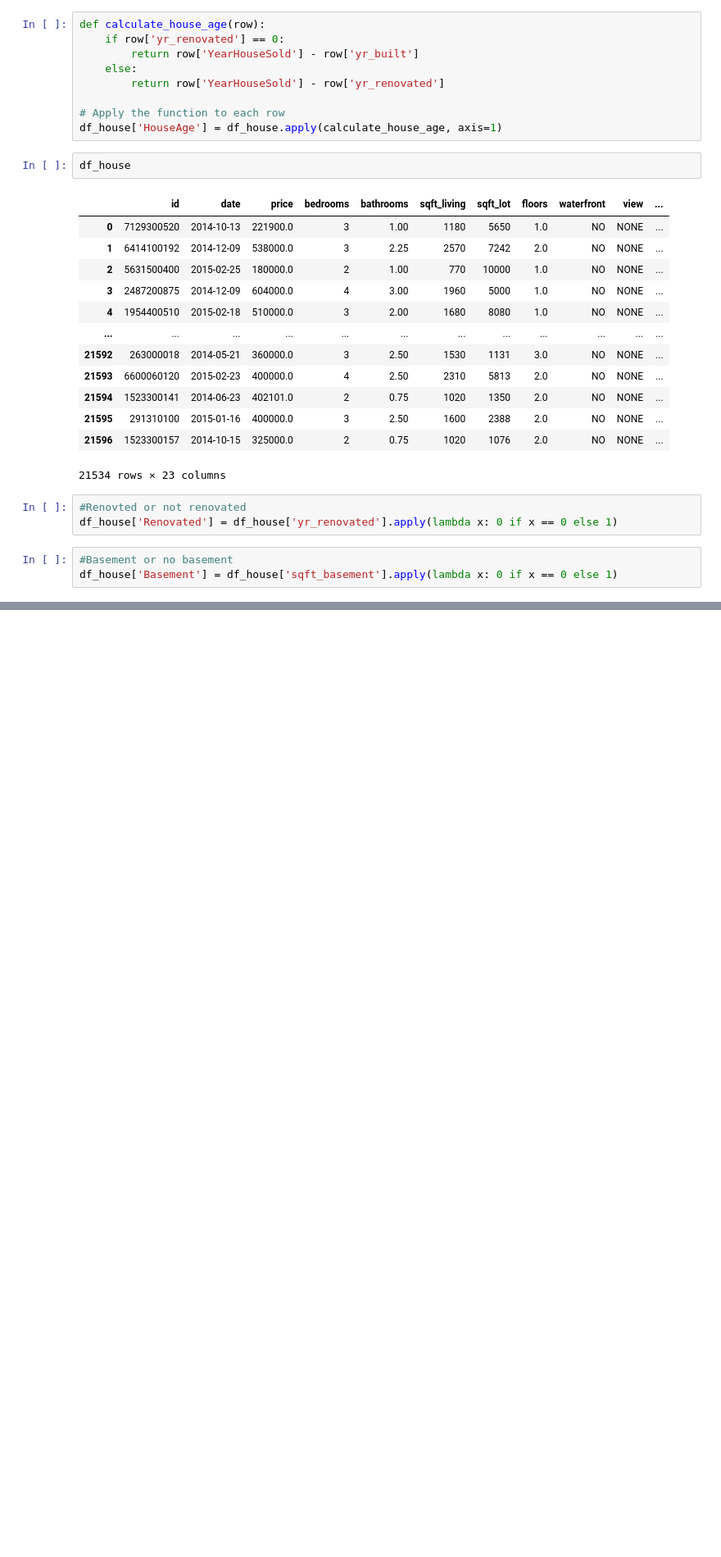
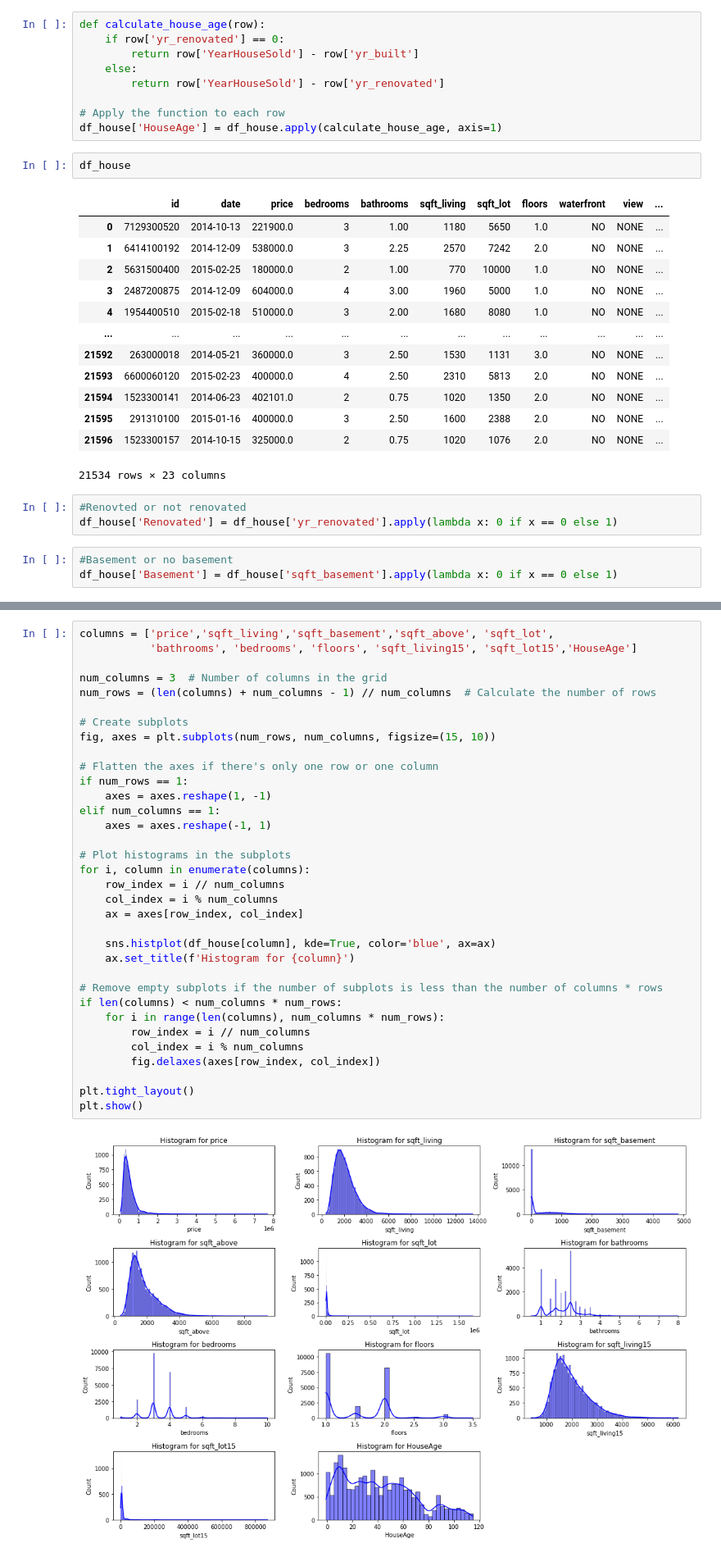
Before and after one commit to CrystalW123/dsc-phase-2-project-v2-3, a Jupyter notebook: student.ipynb, the cells around one changed output, grey strips where cells are left out. Shown: that part at 82% size. Drawn from its saved outputs; the diff is of its cells as text; blank space fills up the shorter version.

```diff
--- a/student.ipynb
+++ b/student.ipynb
@@ -501,0 +505,36 @@ df_house['Basement'] = df_house['sqft_basement'].apply(lambda x: 0 if x == 0 els
+# %%
+columns = ['price','sqft_living','sqft_basement','sqft_above', 'sqft_lot',
+           'bathrooms', 'bedrooms', 'floors', 'sqft_living15', 'sqft_lot15','HouseAge']
+
+num_columns = 3  # Number of columns in the grid
+num_rows = (len(columns) + num_columns - 1) // num_columns  # Calculate the number of rows
+
+# Create subplots
+fig, axes = plt.subplots(num_rows, num_columns, figsize=(15, 10))
+
+# Flatten the axes if there's only one row or one column
+if num_rows == 1:
+    axes = axes.reshape(1, -1)
+elif num_columns == 1:
+    axes = axes.reshape(-1, 1)
+
+# Plot histograms in the subplots
+for i, column in enumerate(columns):
+    row_index = i // num_columns
+    col_index = i % num_columns
+    ax = axes[row_index, col_index]
+
+    sns.histplot(df_house[column], kde=True, color='blue', ax=ax)
+    ax.set_title(f'Histogram for {column}')
+
+# Remove empty subplots if the number of subplots is less than the number of columns * rows
+if len(columns) < num_columns * num_rows:
+    for i in range(len(columns), num_columns * num_rows):
+        row_index = i // num_columns
+        col_index = i % num_columns
+        fig.delaxes(axes[row_index, col_index])
+
+plt.tight_layout()
+plt.show()
+# %% [output]
+[figure, added]
```
Also changed, not shown: parts of 7 cells of this notebook.
